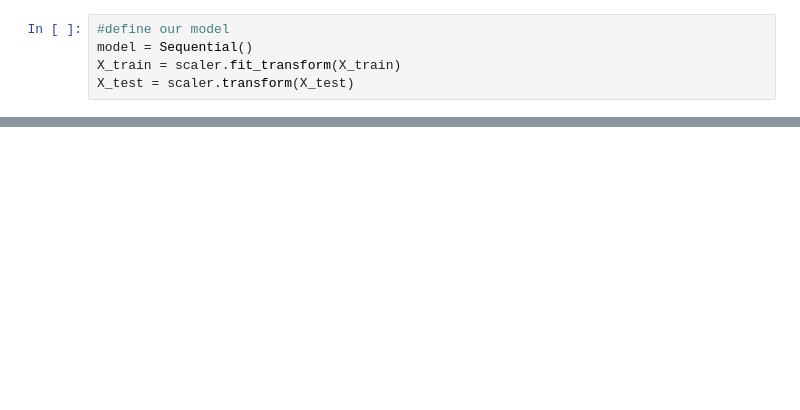
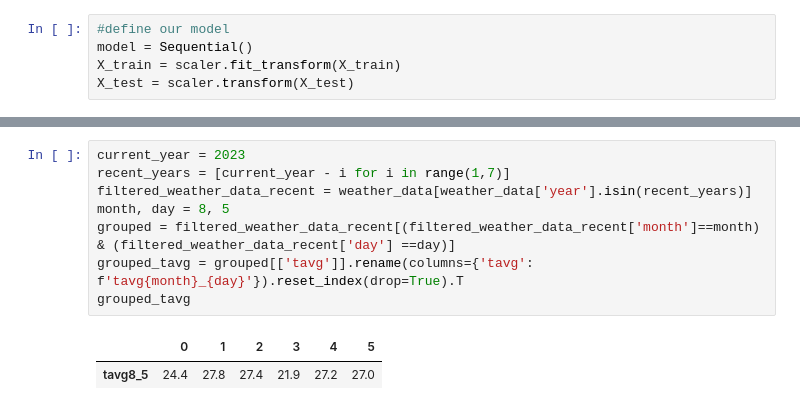
Before and after one commit to NimaJafariComp/weather-forecasting-project, a Jupyter notebook: notebooks/main.ipynb, the cells around one changed output, grey strips where cells are left out. Cells and saved outputs as stored; diff of their text form; blank space fills up the shorter version.

```diff
--- a/notebooks/main.ipynb
+++ b/notebooks/main.ipynb
@@ -320,0 +312,11 @@ Epoch 2000/2000
+# %%
+current_year = 2023
+recent_years = [current_year - i for i in range(1,7)]
+filtered_weather_data_recent = weather_data[weather_data['year'].isin(recent_years)]
+month, day = 8, 5
+grouped = filtered_weather_data_recent[(filtered_weather_data_recent['month']==month) & (filtered_weather_data_recent['day'] ==day)]
+grouped_tavg = grouped[['tavg']].rename(columns={'tavg': f'tavg{month}_{day}'}).reset_index(drop=True).T
+grouped_tavg
+# %% [output]
+|  | 0 | 1 | 2 | 3 | 4 | 5 |
+| tavg8_5 | 24.4 | 27.8 | 27.4 | 21.9 | 27.2 | 27.0 |
```
Also changed, not shown: parts of 13 cells of this notebook.
